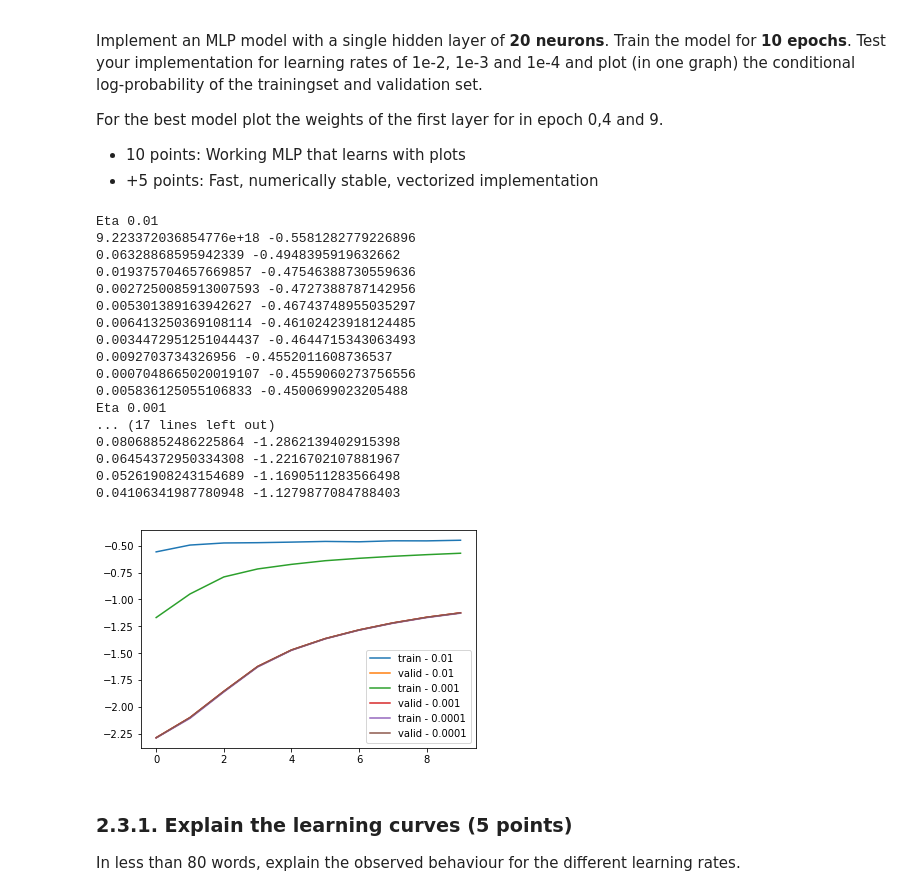
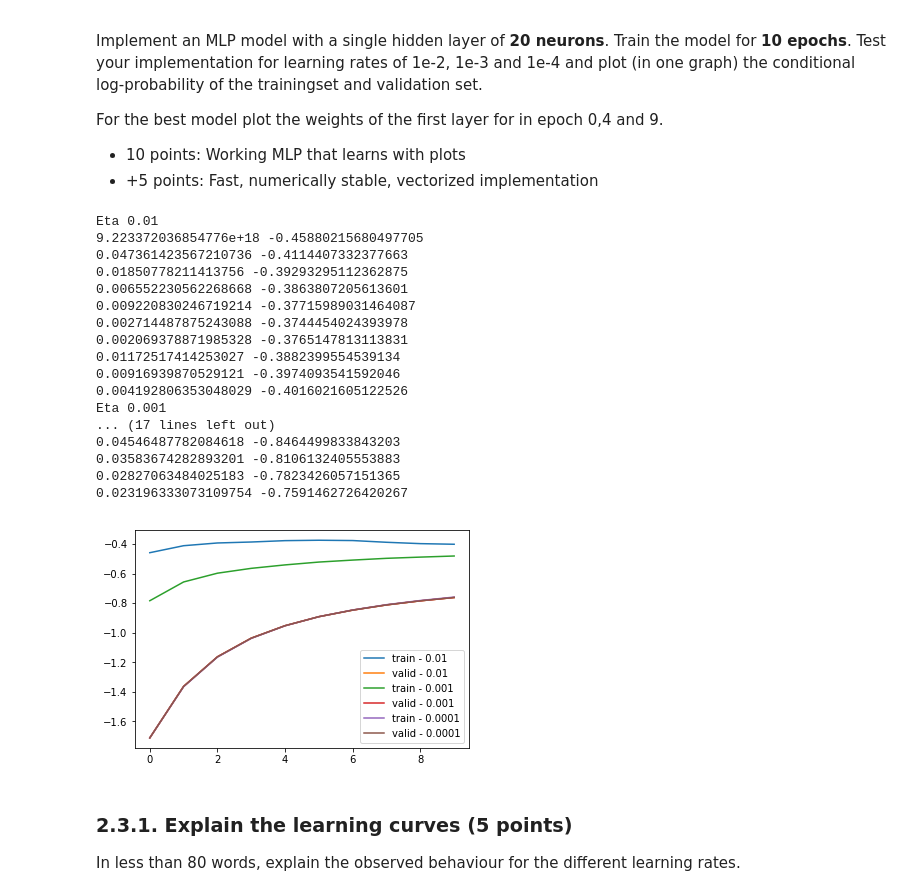
Before and after one commit to filipkny/MachineLearning1_UvA, a Jupyter notebook: lab2.ipynb, the cells around one changed output. Drawn from its saved outputs; the diff is of its cells as text; code cells hidden in the pictures.

```diff
--- a/lab2.ipynb
+++ b/lab2.ipynb
@@ -977,11 +981,11 @@ logps = []
 etas = [1e-2, 1e-3 ,1e-4 ]
 for eta in etas:
     print("Eta {}".format(eta))
-    w = np.random.normal(size=(hidden_dim,10), scale=0.001)
+    w = np.random.normal(size=(hidden_dim,10), scale=0.1)
     b = np.zeros((10,))
 
     a = np.zeros((1, hidden_dim)).T
-    V = np.zeros((784, hidden_dim))
+    V = np.random.normal(size=(784, hidden_dim), scale=0.1)
 
     w,b,V,a,logp, logp_v = test_sgd_ML(x_train, t_train, x_valid, t_valid, w, b, V, a, eta)
 
@@ -990,48 +994,48 @@ for eta in etas:
 
 for logp, logpv, eta in zip(logps,logp_vs, etas):
     plt.plot(logp, label="train - {}".format(eta))
     plt.plot(logp_v, label="valid - {}".format(eta))
 
 plt.legend()
 plt.show()
 # w = np.random.normal(size=(hidden_dim,10), scale=0.001)
 # b = np.zeros((10,))
 # a = np.ones((1, hidden_dim)).T
 # V = np.random.normal(size=(784, hidden_dim), scale=0.001)
 
 # logp, dL_dw,dL_db,dL_dV,dL_da = logreg_gradient_ML(x_train[0:1,:], t_train[0:1], w, b, V, a)
 # print("Test gradient on one point")
 # print("Log Likelihood:\t", logpt)
 # print("\nGrad_W_ij\t",grad_w.shape,"matrix")
 # print("Grad_W_ij[0,152:158]=\t", grad_w[152:158,0])
 # print("\nGrad_B_i shape\t",grad_b.shape,"vector")
 # print("Grad_B_i=\t", grad_b.T)
 # print("i in {0,...,9}; j in M")
 
 # assert logpt.shape == (), logpt.shape
 # assert grad_w.shape == (hidden_dim, 10), grad_w.shape
 # assert grad_b.shape == (10,), grad_b.shape
 # assert grad_a.shape == (hidden_dim, ), grad_a.shape
 # assert grad_v.shape == (784, hidden_dim), grad_v.shape
 # %% [output]
 Eta 0.01
-9.223372036854776e+18 -0.5581282779226896
-0.06328868595942339 -0.4948395919632662
-0.019375704657669857 -0.47546388730559636
-0.0027250085913007593 -0.4727388787142956
-0.005301389163942627 -0.46743748955035297
-0.006413250369108114 -0.46102423918124485
-0.0034472951251044437 -0.4644715343063493
-0.0092703734326956 -0.4552011608736537
-0.0007048665020019107 -0.4559060273756556
-0.005836125055106833 -0.4500699023205488
+9.223372036854776e+18 -0.45880215680497705
+0.047361423567210736 -0.4114407332377663
+0.01850778211413756 -0.39293295112362875
+0.006552230562268668 -0.3863807205613601
+0.009220830246719214 -0.37715989031464087
+0.002714487875243088 -0.3744454024393978
+0.002069378871985328 -0.3765147813113831
+0.01172517414253027 -0.3882399554539134
+0.00916939870529121 -0.3974093541592046
+0.004192806353048029 -0.4016021605122526
 Eta 0.001
 ... (17 lines left out)
-0.08068852486225864 -1.2862139402915398
-0.06454372950334308 -1.2216702107881967
-0.05261908243154689 -1.1690511283566498
-0.04106341987780948 -1.1279877084788403
+0.04546487782084618 -0.8464499833843203
+0.03583674282893201 -0.8106132405553883
+0.02827063484025183 -0.7823426057151365
+0.023196333073109754 -0.7591462726420267
-[figure, old version]
+[figure, new version]
 # %%
 # Hidden tests for efficiency
 # %%
```
Also changed, not shown: parts of 2 cells of this notebook.
